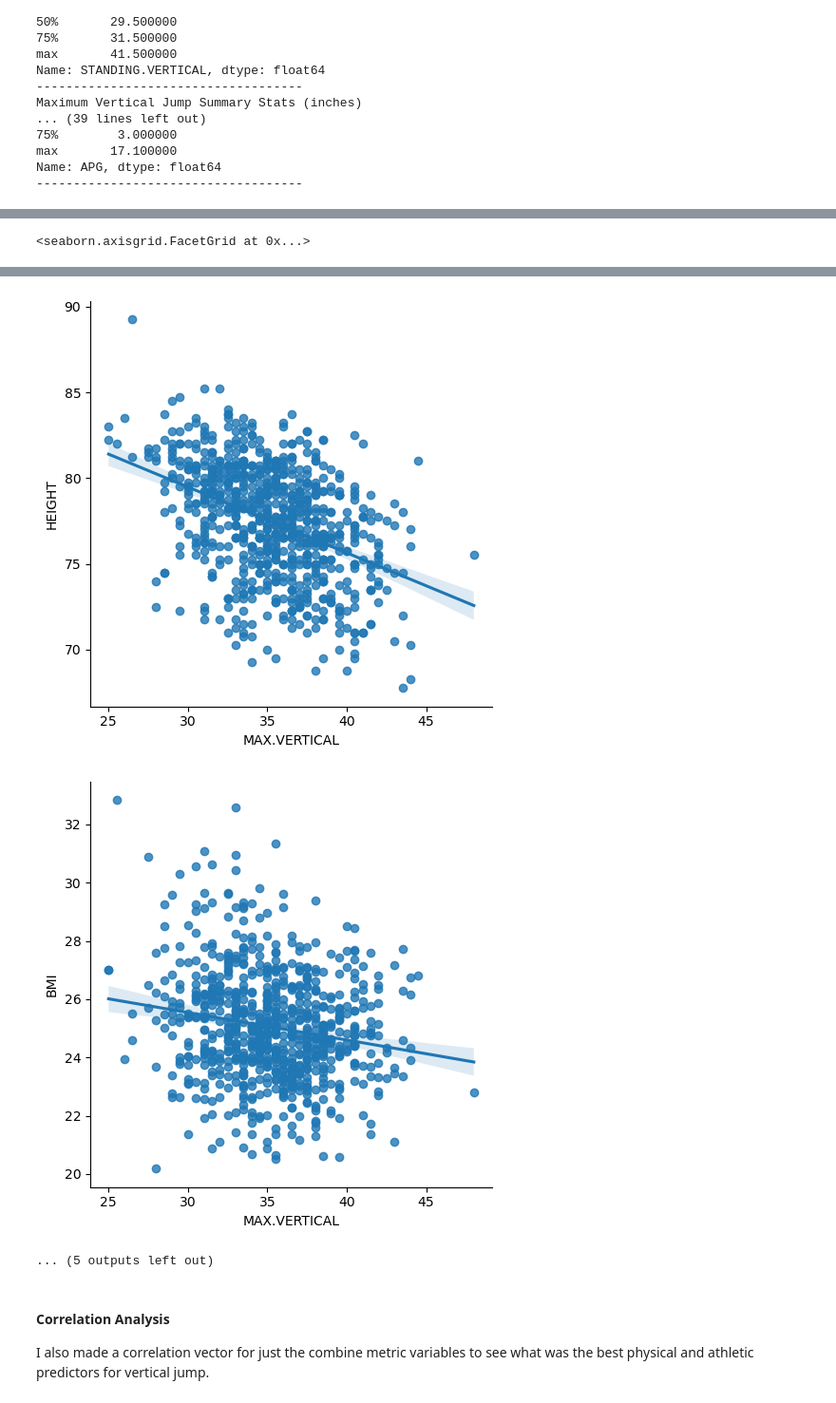
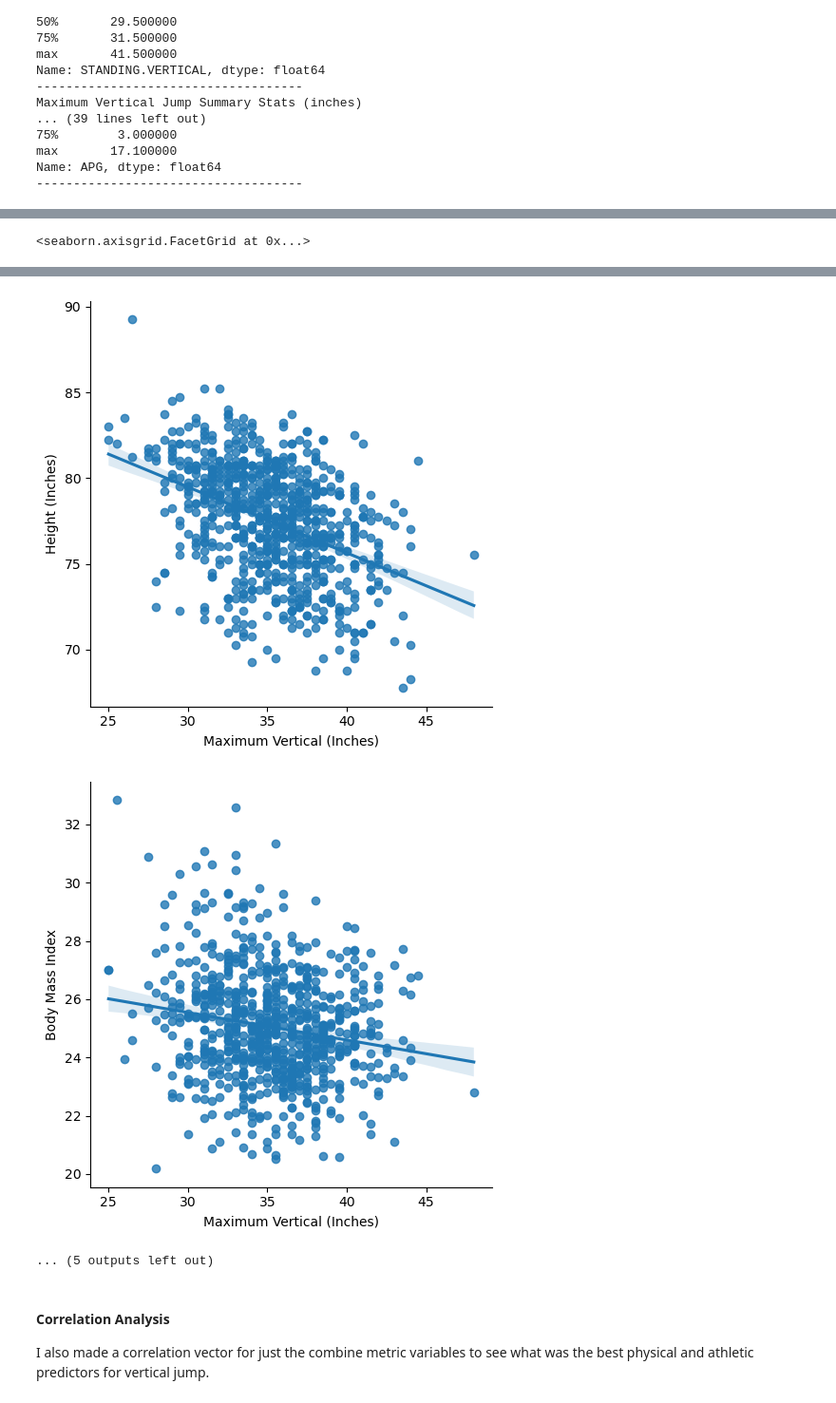
Before and after one commit to anly501/dsan-5000-project-thm12, a Jupyter notebook: dsan-website/5000-website/eda/eda.ipynb, the cells around one changed output, grey strips where cells are left out. Shown: that part at 95% size. Drawn from its saved outputs; the diff is of its cells as text; code cells hidden in the pictures.

```diff
--- a/dsan-website/5000-website/eda/eda.ipynb
+++ b/dsan-website/5000-website/eda/eda.ipynb
@@ -85,4 +86,5 @@ For visualizations I used boxplots and histograms to look at the distribution of
 # %%
+#| code-fold: true
 import seaborn as sns
 import matplotlib.pyplot as plt
 sns.boxplot(
@@ -90,11 +92,11 @@ sns.boxplot(
     x="Position",
     y="MAX.VERTICAL",
     order= ["PG", "SG", "SF", "PF", "C"]
-)
+).set(xlabel="Position", ylabel="Maximum Vertical (Inches)")
 sns.displot(
     data=nba,
     x="MAX.VERTICAL"
-)
+).set(xlabel="Maximum Vertical (Inches)")
 sns.lmplot(
     data=nba,
     x="MAX.VERTICAL",
@@ -102,7 +104,7 @@ sns.lmplot(
     hue="Position",
     col="Position",
     col_wrap=3
-)
+).set(xlabel="Maximum Vertical (Inches)", ylabel= "Points per Game")
 sns.lmplot(
     data=nba,
     x="MAX.VERTICAL",
@@ -110,7 +112,7 @@ sns.lmplot(
     hue="Position",
     col="Position",
     col_wrap=3
-)
+).set(xlabel="Maximum Vertical (Inches)", ylabel= "Rebounds per Game")
 sns.lmplot(
     data=nba,
     x="MAX.VERTICAL",
@@ -118,7 +120,7 @@ sns.lmplot(
     hue="Position",
     col="Position",
     col_wrap=3
-)
+).set(xlabel="Maximum Vertical (Inches)", ylabel= "Assists per Game")
 sns.lmplot(
     data=nba,
     x="MAX.VERTICAL",
@@ -126,7 +128,7 @@ sns.lmplot(
     hue="Position",
     col="Position",
     col_wrap=3
-)
+).set(xlabel="Maximum Vertical (Inches)", ylabel= "Blocks")
 sns.lmplot(
     data=nba,
     x="MAX.VERTICAL",
@@ -134,51 +136,51 @@ sns.lmplot(
     hue="Position",
     col="Position",
     col_wrap=3
-)
+).set(xlabel="Maximum Vertical (Inches)", ylabel= "Plus Minus")
 sns.lmplot(
     data=nba,
     x="combine_year",
     y="MAX.VERTICAL"
-)
+).set(ylabel="Maximum Vertical (Inches)", xlabel= "Combine Year")
 sns.lmplot(
     data=nba,
     x="MAX.VERTICAL",
     y="WEIGHT",
-)
+).set(xlabel="Maximum Vertical (Inches)", ylabel= "Weight (lbs)")
 sns.lmplot(
     data=nba,
     x="MAX.VERTICAL",
     y="HEIGHT",
-)
+).set(xlabel="Maximum Vertical (Inches)", ylabel= "Height (Inches)")
 sns.lmplot(
     data=nba,
     x="MAX.VERTICAL",
     y="BMI"
-)
+).set(xlabel="Maximum Vertical (Inches)", ylabel= "Body Mass Index")
 sns.lmplot(
     data=nba,
     x="MAX.VERTICAL",
     y="BODY.FAT",
-)
+).set(xlabel="Maximum Vertical (Inches)", ylabel= "Body Fat %")
 sns.lmplot(
     data=nba,
     x="STANDING.VERTICAL",
     y="MAX.VERTICAL",
-)
+).set(ylabel="Maximum Vertical (Inches)", xlabel= "Standing Vertical (Inches)")
 sns.lmplot(
     data=nba,
     x="MAX.VERTICAL",
     y="THREE.QUARTER.SPRINT"
-)
+).set(xlabel="Maximum Vertical (Inches)", ylabel= "Three Quarter Court Sprint Time (sec)")
 sns.lmplot(
     data=nba,
     x="MAX.VERTICAL",
     y="SHUTTLE.RUN"
-)
+).set(xlabel="Maximum Vertical (Inches)", ylabel= "Shuttle Run Time (sec)")
 sns.lmplot(
     data=nba,
     x="MAX.VERTICAL",
     y="LANE.AGILITY"
-)
+).set(xlabel="Maximum Vertical (Inches)", ylabel= "Lane Agility Time (sec)")
 # %% [output]
 <seaborn.axisgrid.FacetGrid at 0x...>
@@ -194,5 +196,5 @@ sns.lmplot(
-[figure, old version]
+[figure, new version]
-[figure, old version]
+[figure, new version]
 ... (5 outputs left out)
 # %% [markdown]
 #### Correlation Analysis
```
Also changed, not shown: parts of 16 cells of this notebook, 51 other files.
